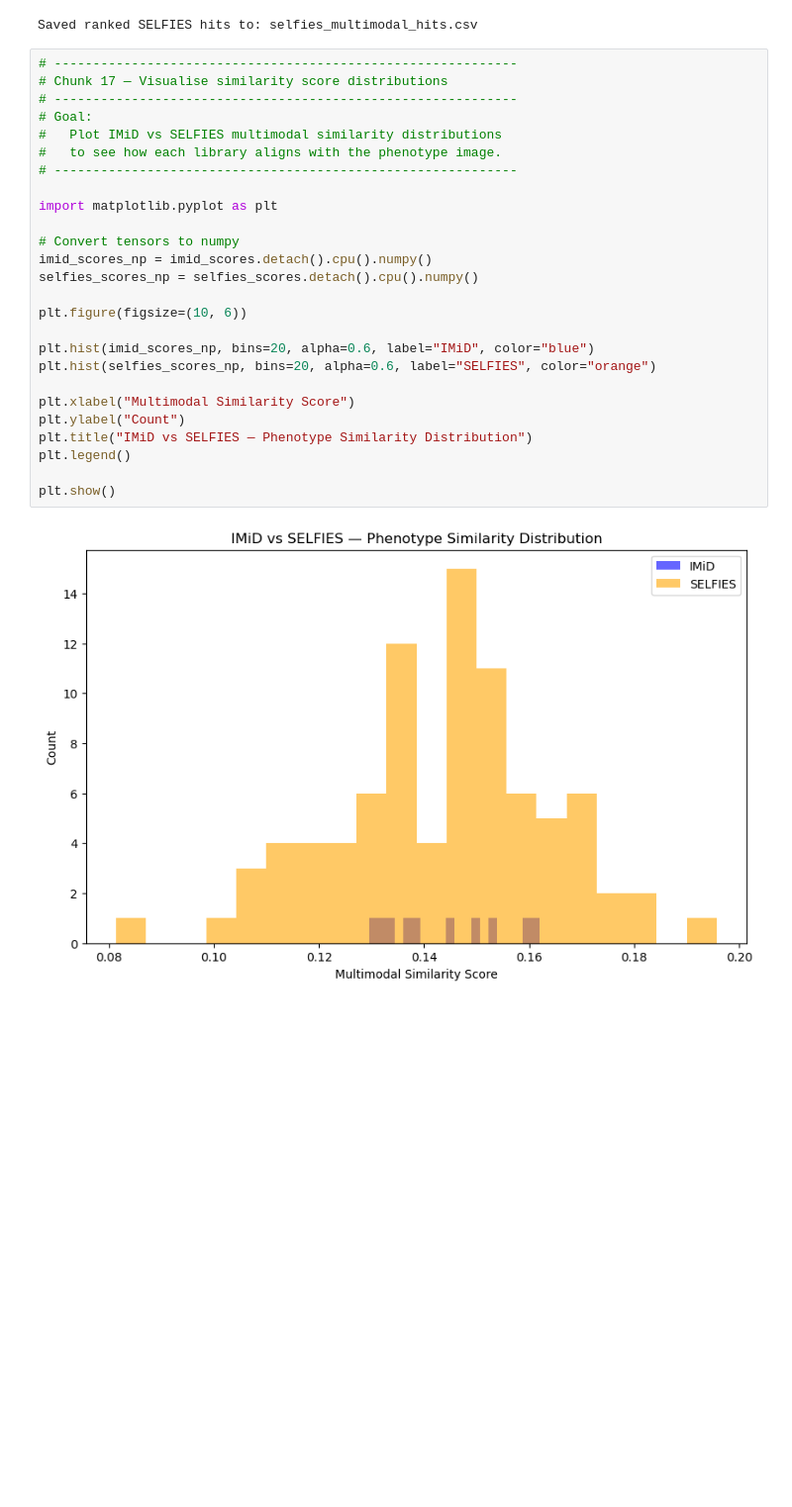
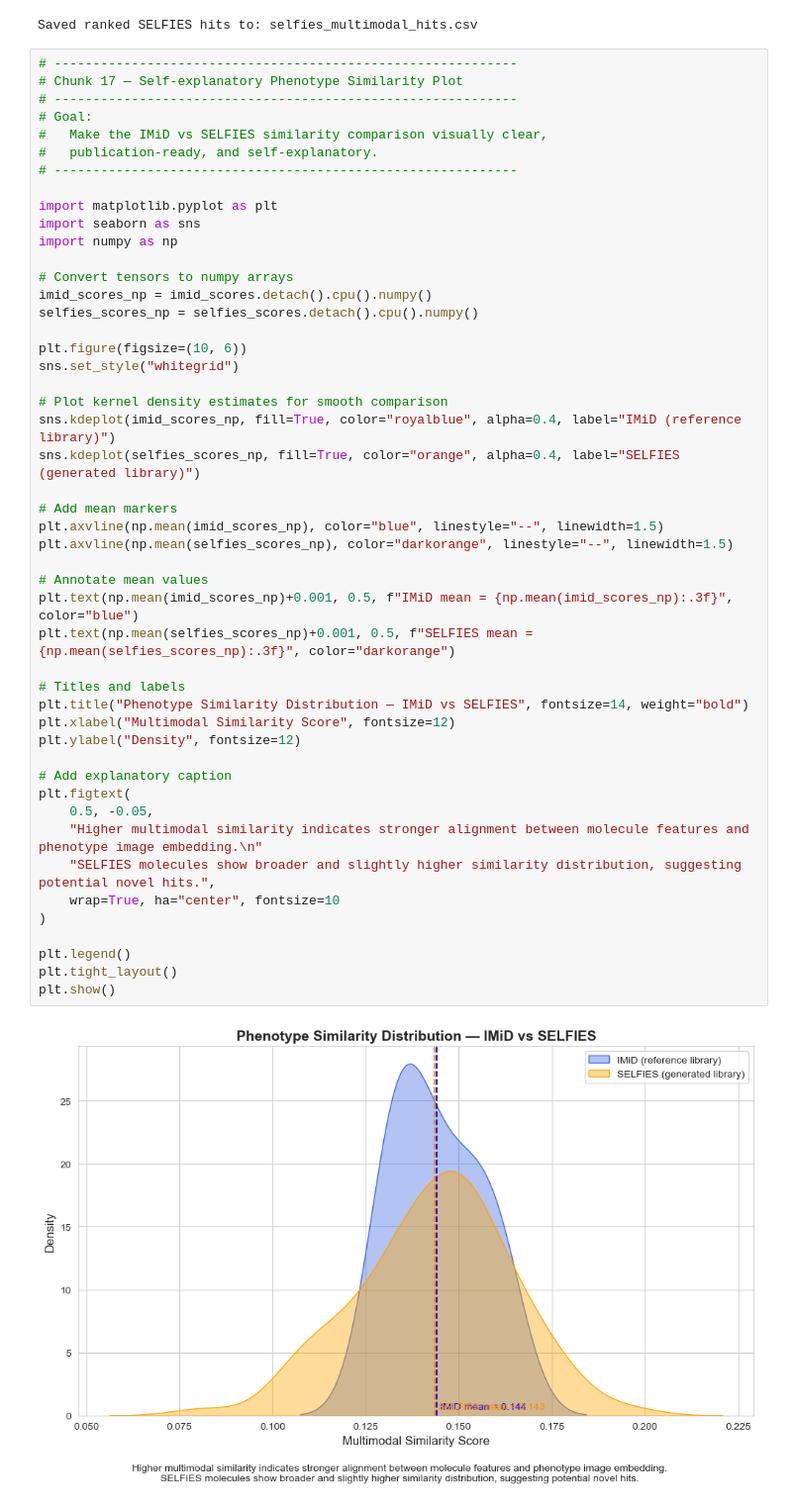
Before and after one commit to anjalidereck-droid/phenotypic-virtual-screening, a Jupyter notebook: notebooks/multimodal_inference_and_screening.ipynb, the cells around one changed output. Shown at 99% size. Cells and saved outputs as stored; diff of their text form; blank space fills up the shorter version.

```diff
--- a/notebooks/multimodal_inference_and_screening.ipynb
+++ b/notebooks/multimodal_inference_and_screening.ipynb
@@ -539,29 +576,51 @@ print(f"Saved ranked SELFIES hits to: {output_path_selfies}")
 Saved ranked SELFIES hits to: selfies_multimodal_hits.csv
 # %%
 # ------------------------------------------------------------
-# Chunk 17 — Visualise similarity score distributions
+# Chunk 17 — Self-explanatory Phenotype Similarity Plot
 # ------------------------------------------------------------
 # Goal:
-#   Plot IMiD vs SELFIES multimodal similarity distributions
-#   to see how each library aligns with the phenotype image.
+#   Make the IMiD vs SELFIES similarity comparison visually clear,
+#   publication-ready, and self-explanatory.
 # ------------------------------------------------------------
 
 import matplotlib.pyplot as plt
+import seaborn as sns
+import numpy as np
 
-# Convert tensors to numpy
+# Convert tensors to numpy arrays
 imid_scores_np = imid_scores.detach().cpu().numpy()
 selfies_scores_np = selfies_scores.detach().cpu().numpy()
 
 plt.figure(figsize=(10, 6))
+sns.set_style("whitegrid")
 
-plt.hist(imid_scores_np, bins=20, alpha=0.6, label="IMiD", color="blue")
-plt.hist(selfies_scores_np, bins=20, alpha=0.6, label="SELFIES", color="orange")
+# Plot kernel density estimates for smooth comparison
+sns.kdeplot(imid_scores_np, fill=True, color="royalblue", alpha=0.4, label="IMiD (reference library)")
+sns.kdeplot(selfies_scores_np, fill=True, color="orange", alpha=0.4, label="SELFIES (generated library)")
 
-plt.xlabel("Multimodal Similarity Score")
-plt.ylabel("Count")
-plt.title("IMiD vs SELFIES — Phenotype Similarity Distribution")
+# Add mean markers
+plt.axvline(np.mean(imid_scores_np), color="blue", linestyle="--", linewidth=1.5)
+plt.axvline(np.mean(selfies_scores_np), color="darkorange", linestyle="--", linewidth=1.5)
+
+# Annotate mean values
+plt.text(np.mean(imid_scores_np)+0.001, 0.5, f"IMiD mean = {np.mean(imid_scores_np):.3f}", color="blue")
+plt.text(np.mean(selfies_scores_np)+0.001, 0.5, f"SELFIES mean = {np.mean(selfies_scores_np):.3f}", color="darkorange")
+
+# Titles and labels
+plt.title("Phenotype Similarity Distribution — IMiD vs SELFIES", fontsize=14, weight="bold")
+plt.xlabel("Multimodal Similarity Score", fontsize=12)
+plt.ylabel("Density", fontsize=12)
+
+# Add explanatory caption
+plt.figtext(
+    0.5, -0.05,
+    "Higher multimodal similarity indicates stronger alignment between molecule features and phenotype image embedding.\n"
+    "SELFIES molecules show broader and slightly higher similarity distribution, suggesting potential novel hits.",
+    wrap=True, ha="center", fontsize=10
+)
+
 plt.legend()
-
+plt.tight_layout()
 plt.show()
 # %% [output]
-[figure, old version]
+[figure, new version]
```
Also changed, not shown: parts of 12 cells of this notebook.
